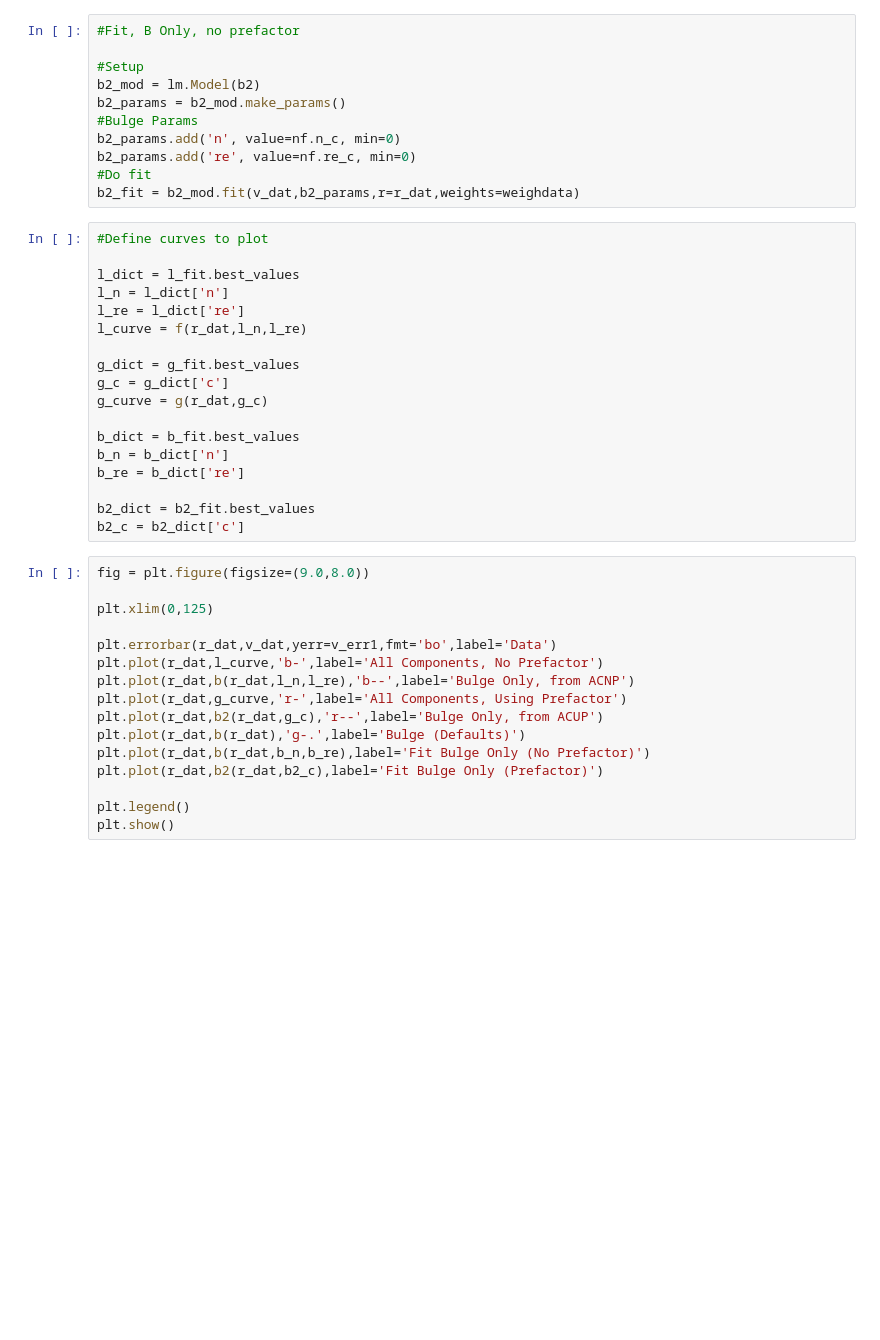
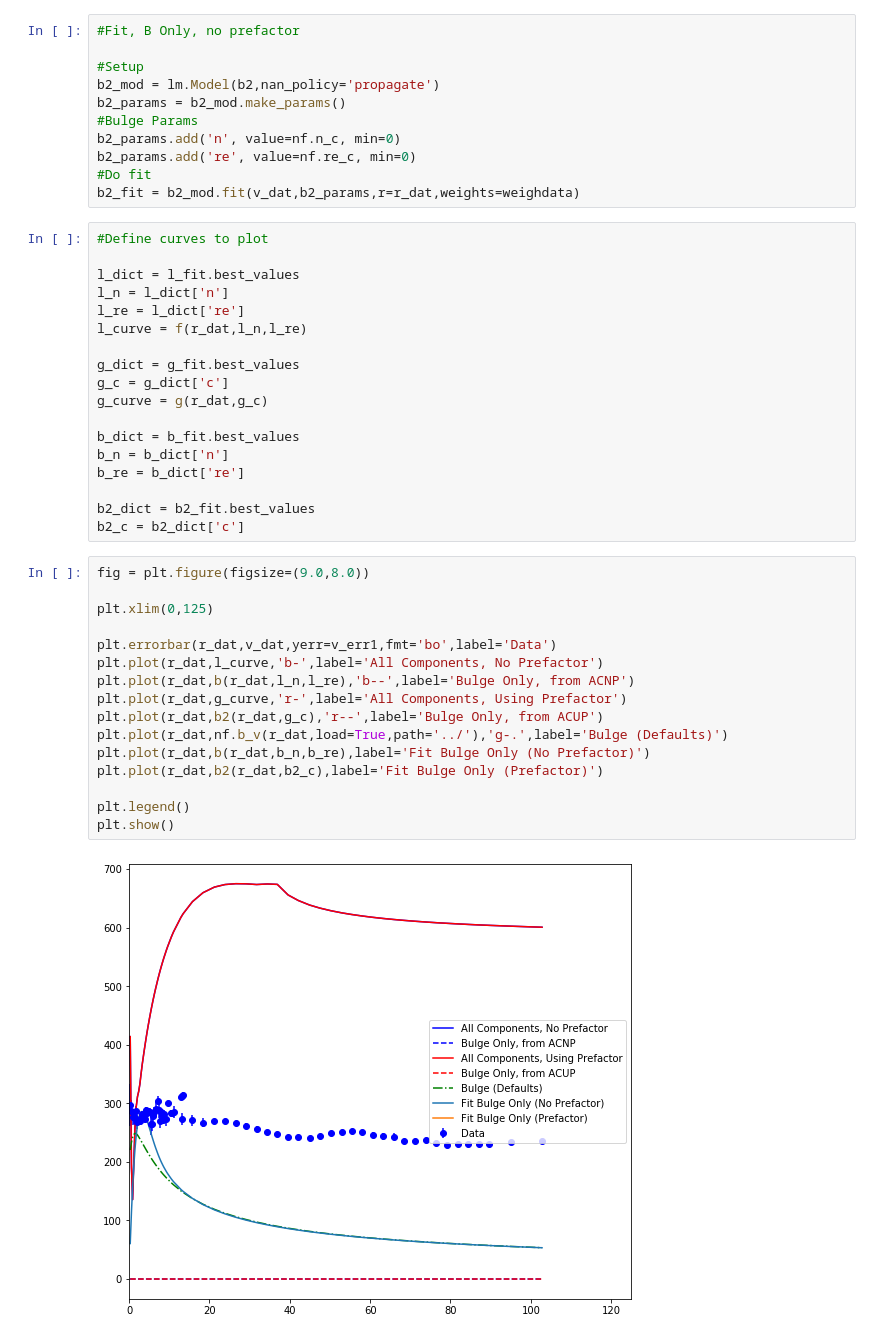
Before and after one commit to villano-lab/grav_project, a Jupyter notebook: fitting/Static_Notebooks/Fitting-Bulge.ipynb, the cells around one changed output. Cells and saved outputs as stored; diff of their text form; blank space fills up the shorter version.

```diff
--- a/fitting/Static_Notebooks/Fitting-Bulge.ipynb
+++ b/fitting/Static_Notebooks/Fitting-Bulge.ipynb
@@ -82,7 +82,7 @@ b_fit = b_mod.fit(v_dat,b_params,r=r_dat,weights=weighdata)
 #Fit, B Only, no prefactor
 
 #Setup
-b2_mod = lm.Model(b2)
+b2_mod = lm.Model(b2,nan_policy='propagate')
 b2_params = b2_mod.make_params()
 #Bulge Params
 b2_params.add('n', value=nf.n_c, min=0)
@@ -110,19 +110,21 @@ b2_c = b2_dict['c']
 # %%
 fig = plt.figure(figsize=(9.0,8.0))
 
 plt.xlim(0,125)
 
 plt.errorbar(r_dat,v_dat,yerr=v_err1,fmt='bo',label='Data')
 plt.plot(r_dat,l_curve,'b-',label='All Components, No Prefactor')
 plt.plot(r_dat,b(r_dat,l_n,l_re),'b--',label='Bulge Only, from ACNP')
 plt.plot(r_dat,g_curve,'r-',label='All Components, Using Prefactor')
 plt.plot(r_dat,b2(r_dat,g_c),'r--',label='Bulge Only, from ACUP')
-plt.plot(r_dat,b(r_dat),'g-.',label='Bulge (Defaults)')
+plt.plot(r_dat,nf.b_v(r_dat,load=True,path='../'),'g-.',label='Bulge (Defaults)')
 plt.plot(r_dat,b(r_dat,b_n,b_re),label='Fit Bulge Only (No Prefactor)')
 plt.plot(r_dat,b2(r_dat,b2_c),label='Fit Bulge Only (Prefactor)')
 
 plt.legend()
 plt.show()
+# %% [output]
+[figure, added]
 # %%
 fig = plt.figure(figsize=(9.0,8.0))
 
```
Also changed, not shown: parts of 8 cells of this notebook, 1 other file.
